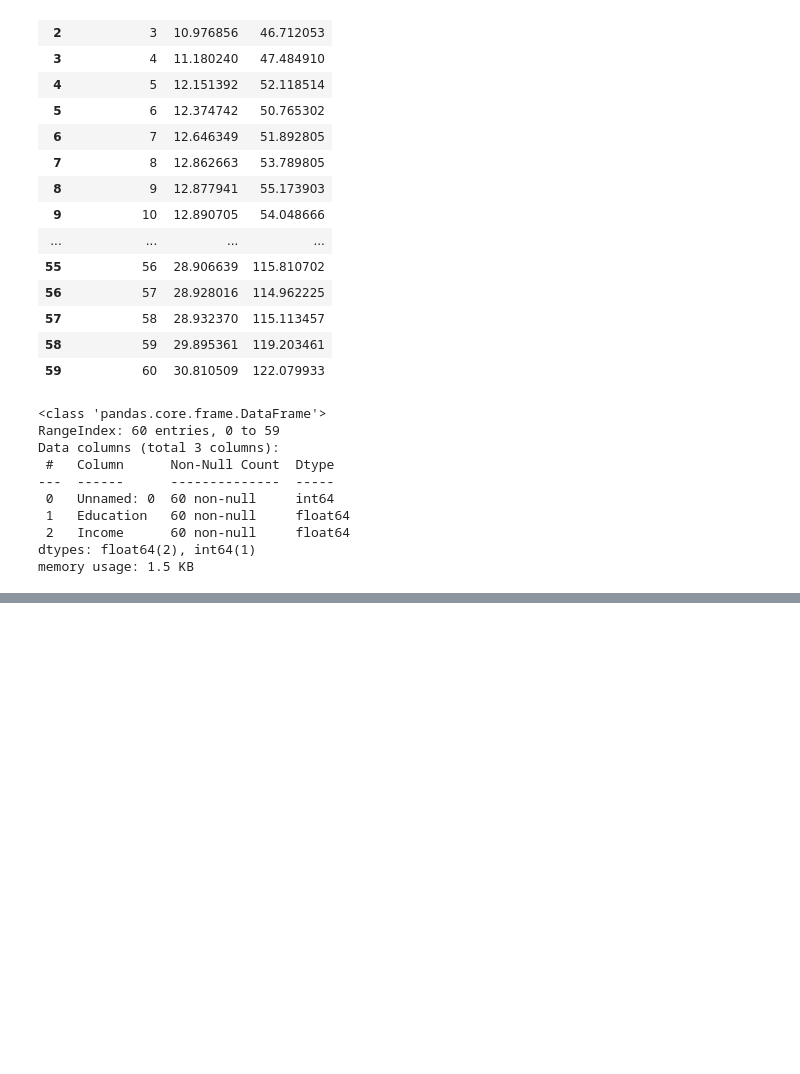
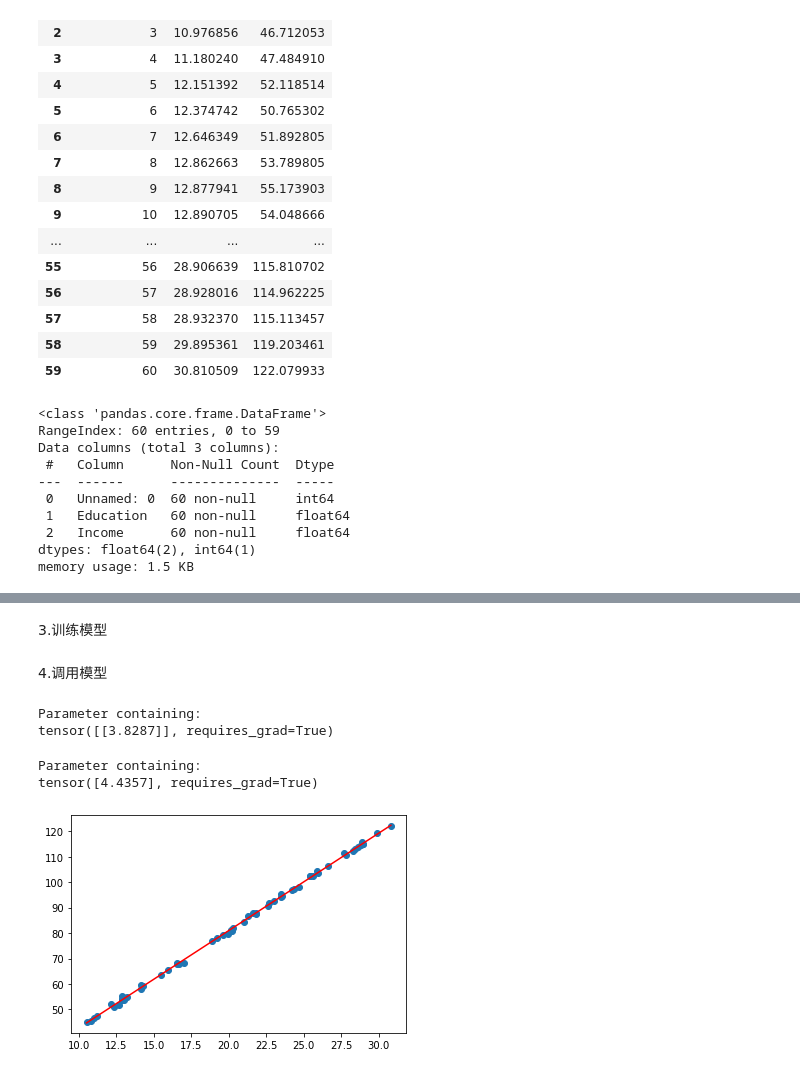
Before and after one commit to Jacob-xyb/Python_Note, a Jupyter notebook: DeepLearning/Beginners/初识pytorch.ipynb, the cells around one changed output, grey strips where cells are left out. Saved outputs shown, nothing was run; the diff lists cells and outputs as text; code cells hidden in the pictures; blank space fills up the shorter version.

```diff
--- a/DeepLearning/Beginners/初识pytorch.ipynb
+++ b/DeepLearning/Beginners/初识pytorch.ipynb
@@ -57,0 +64,2 @@ plt.show()
+# %%
+X = data.Education.values  # 返回一个`array`对象
@@ -57,0 +83,3 @@ plt.show()
+# %%
+# X.reshape(-1,1)  # `reshape()`函数并不会改变自身
+X = X.reshape(-1, 1)
@@ -57,0 +108,3 @@ plt.show()
+# %%
+X = X.astype(np.float32)  # 统一`numpy`的数据类型
+X = torch.from_numpy(X)  # 获取`torch`中的`tensor`的数据类型
@@ -57,0 +155,2 @@ plt.show()
+# %%
+model = nn.Linear(1, 1)  # output = w .* input + b
@@ -57,0 +161,2 @@ plt.show()
+# %% [markdown]
+3.训练模型
@@ -57,0 +171,19 @@ plt.show()
+# %% [markdown]
+4.调用模型
+# %%
+model.weight
+# %% [output]
+Parameter containing:
+tensor([[3.8287]], requires_grad=True)
+# %%
+model.bias
+# %% [output]
+Parameter containing:
+tensor([4.4357], requires_grad=True)
+# %%
+# 绘图看一下数据
+plt.scatter(data.Education, data.Income)
+plt.plot(X.numpy(), model(X).data.numpy(), c="r")
+plt.show()
+# %% [output]
+[figure, added]
```
Also changed, not shown: parts of 29 cells of this notebook.
